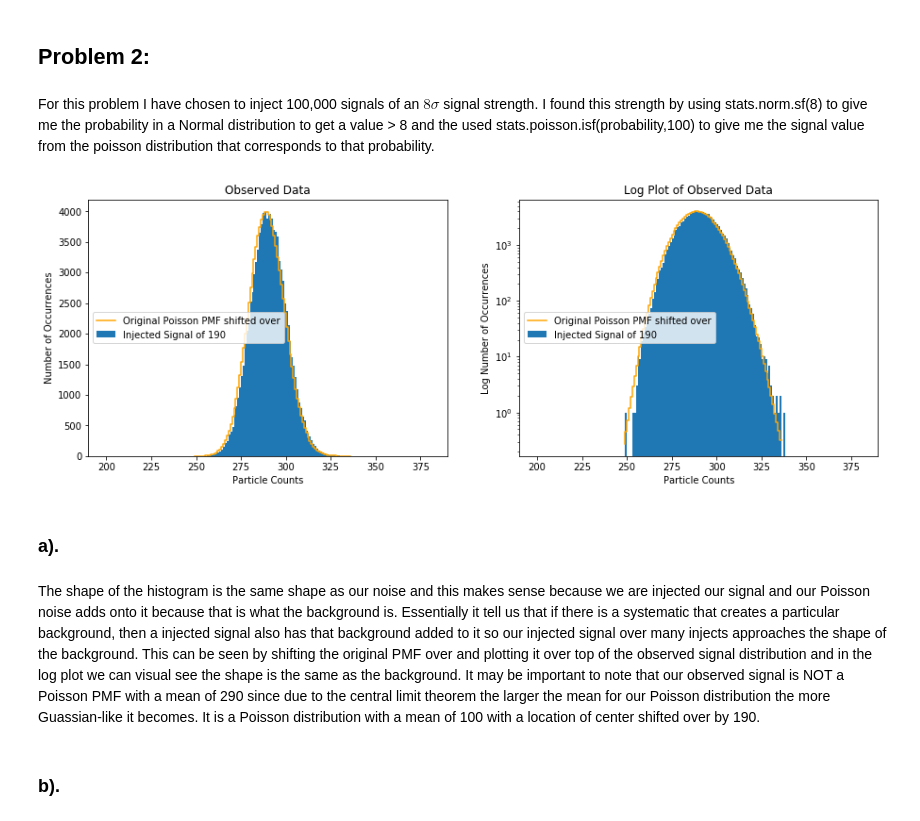
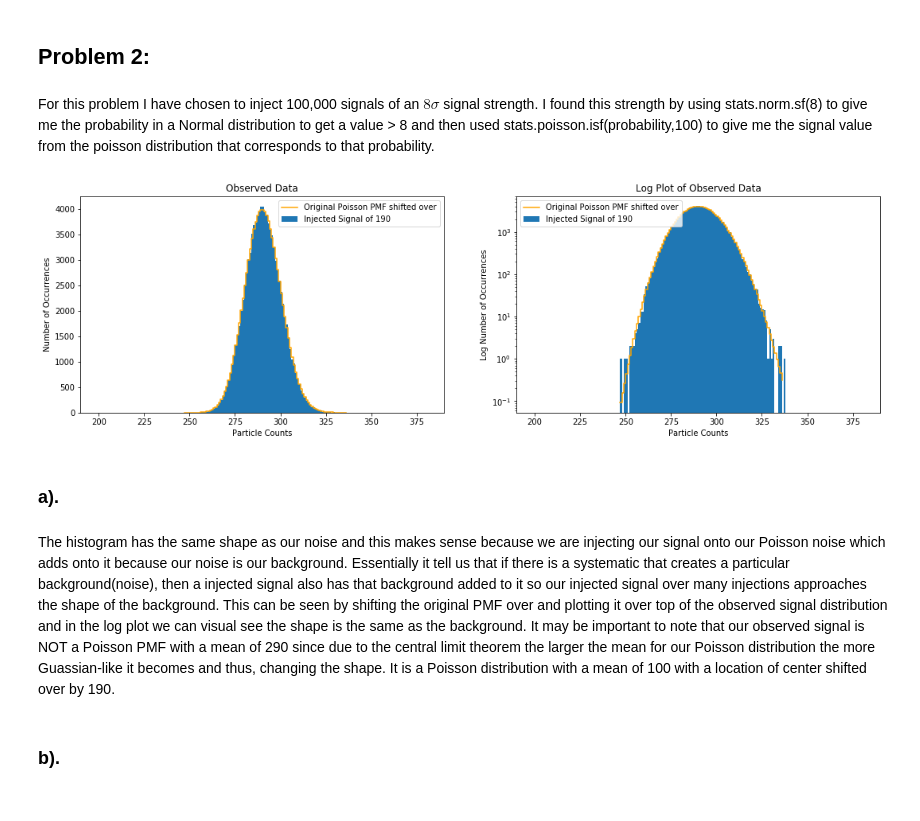
Before and after one commit to Higgins00/Phys434, a Jupyter notebook: LAB6.ipynb, the cells around one changed output. Cells and saved outputs as stored; diff of their text form; code cells hidden in the pictures.

```diff
--- a/LAB6.ipynb
+++ b/LAB6.ipynb
@@ -55,7 +60,7 @@ These results are interesting because the reveal a feature of the Poisson distri
 # %% [markdown]
 ## Problem 2:
 # %% [markdown]
-For this problem I have chosen to inject 100,000 signals of an $8\sigma$ signal strength. I found this strength  by using stats.norm.sf(8) to give me the probability in a Normal distribution to get a value > 8 and the used stats.poisson.isf(probability,100) to give me the signal value from the poisson distribution that corresponds to that probability.
+For this problem I have chosen to inject 100,000 signals of an $8\sigma$ signal strength. I found this strength  by using stats.norm.sf(8) to give me the probability in a Normal distribution to get a value > 8 and then used stats.poisson.isf(probability,100) to give me the signal value from the poisson distribution that corresponds to that probability.
 # %%
 #Getting my signal value (190)
 signal8sigma = stats.poisson.isf(stats.norm.sf(8),100)
@@ -67,30 +72,30 @@ noise = poisson_dist
 injected_signal = np.ones(int(size))*signal8sigma
 obs_signal = noise+injected_signal
 # %%
-fig,ax = plt.subplots(1,2,figsize=(15,5))
+fig,ax = plt.subplots(1,2,figsize=(18,5))
 
 ax[0].hist(obs_signal,bins=np.arange(190,391),width=1,label="Injected Signal of 190");
 ax[0].set_title('Observed Data')
 ax[0].set_xlabel('Particle Counts')
 ax[0].set_ylabel('Number of Occurrences')
-ax[0].step(x+190,stats.poisson.pmf(x,100)*size,color='orange',label=r'Original Poisson PMF shifted over')
+ax[0].step(x+190,stats.poisson.pmf(x,100)*size,color='orange',label=r'Original Poisson PMF shifted over',where='post')
 ax[0].set_xlim(190,390)
 ax[0].legend()
 
 ax[1].hist(obs_signal,bins=np.arange(190,391),width=1,label="Injected Signal of 190");
 ax[1].set_title('Log Plot of Observed Data')
 ax[1].set_xlabel('Particle Counts')
 ax[1].set_ylabel('Log Number of Occurrences')
 ax[1].set_yscale('log')
-ax[1].step(x+190,stats.poisson.pmf(x,100)*size,color='orange',label=r'Original Poisson PMF shifted over')
+ax[1].step(x+190,stats.poisson.pmf(x,100)*size,color='orange',label=r'Original Poisson PMF shifted over',where='post')
 ax[1].set_xlim(190,390)
 ax[1].legend();
 # %% [output]
-[figure, old version]
+[figure, new version]
 # %% [markdown]
 ### a).
 # %% [markdown]
-The shape of the histogram is the same shape as our noise and this makes sense because we are injected our signal and our Poisson noise adds onto it because that is what the background is. Essentially it tell us that if there is a systematic that creates a particular background, then a injected signal also has that background added to it so our injected signal over many injects approaches the shape of the background. This can be seen by shifting the original PMF over and plotting it over top of the observed signal distribution and in the log plot we can visual see the shape is the same as the background. It may be important to note that our observed signal is NOT a Poisson PMF with a mean of 290 since due to the central limit theorem the larger the mean for our Poisson distribution the more Guassian-like it becomes. It is a Poisson distribution with a mean of 100 with a location of center shifted over by 190.
+The histogram has the same shape as our noise and this makes sense because we are injecting our signal onto our Poisson noise which adds onto it because our noise is our background. Essentially it tell us that if there is a systematic that creates a particular background(noise), then a injected signal also has that background added to it so our injected signal over many injections approaches the shape of the background. This can be seen by shifting the original PMF over and plotting it over top of the observed signal distribution and in the log plot we can visual see the shape is the same as the background. It may be important to note that our observed signal is NOT a Poisson PMF with a mean of 290 since due to the central limit theorem the larger the mean for our Poisson distribution the more Guassian-like it becomes and thus, changing the shape. It is a Poisson distribution with a mean of 100 with a location of center shifted over by 190.
 # %% [markdown]
 ### b).
 # %% [markdown]
```
Also changed, not shown: parts of 9 cells of this notebook.
